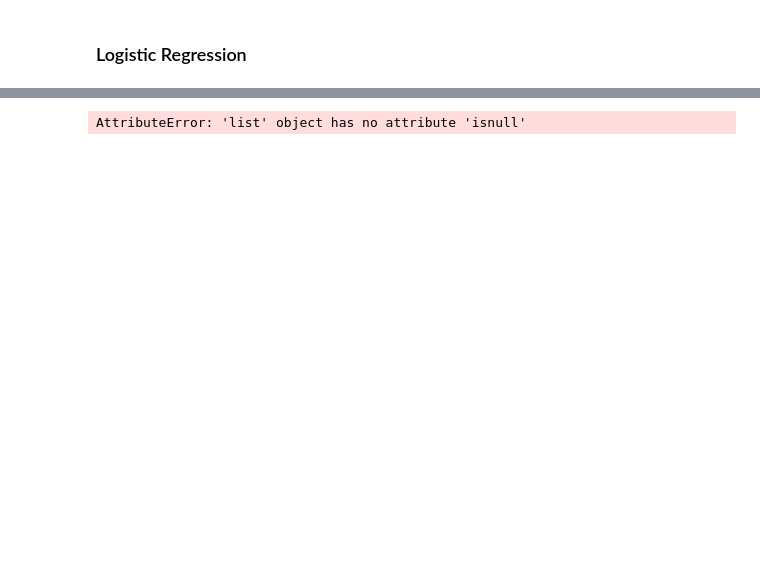
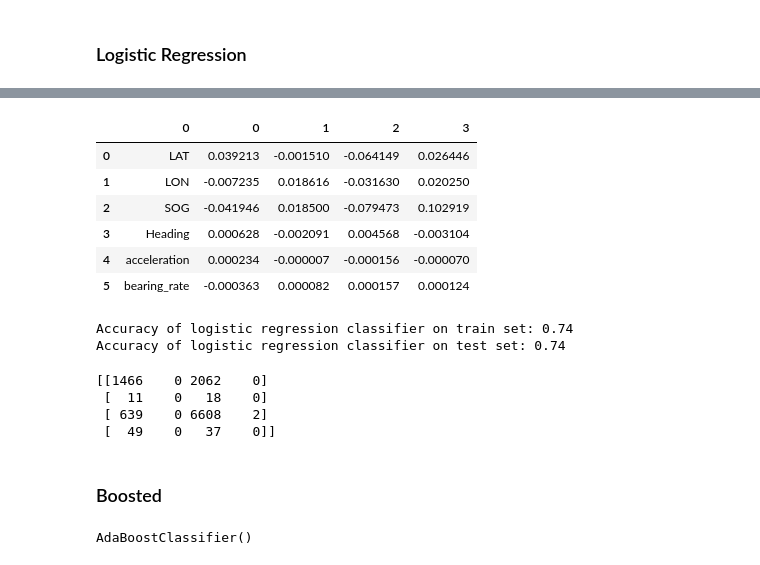
Before and after one commit to bevvvvv/vessel-classification, a Jupyter notebook: VesselClassification.ipynb, the cells around one changed output, grey strips where cells are left out. Saved outputs shown, nothing was run; the diff lists cells and outputs as text; code cells hidden in the pictures; blank space fills up the shorter version.

```diff
--- a/VesselClassification.ipynb
+++ b/VesselClassification.ipynb
@@ -368,4 +394,29 @@ ValueError: Input contains NaN, infinity or a value too large for dtype('float64
-# %%
-Y_train.isnull().sum().sum()
-# %% [output]
-AttributeError: 'list' object has no attribute 'isnull'
+# %%
+coefficients = pd.concat([pd.DataFrame(X_train.columns),pd.DataFrame(np.transpose(logreg.coef_))], axis = 1)
+coefficients
+# %% [output]
+|  | 0 | 0 | 1 | 2 | 3 |
+| 0 | LAT | 0.039213 | -0.001510 | -0.064149 | 0.026446 |
+| 1 | LON | -0.007235 | 0.018616 | -0.031630 | 0.020250 |
+| 2 | SOG | -0.041946 | 0.018500 | -0.079473 | 0.102919 |
+| 3 | Heading | 0.000628 | -0.002091 | 0.004568 | -0.003104 |
+| 4 | acceleration | 0.000234 | -0.000007 | -0.000156 | -0.000070 |
+| 5 | bearing_rate | -0.000363 | 0.000082 | 0.000157 | 0.000124 |
+# %%
+print('Accuracy of logistic regression classifier on train set: {:.2f}'.format(logreg.score(X_train, Y_train)))
+print('Accuracy of logistic regression classifier on test set: {:.2f}'.format(logreg.score(X_test, Y_test)))
+# %% [output]
+Accuracy of logistic regression classifier on train set: 0.74
+Accuracy of logistic regression classifier on test set: 0.74
+# %%
+from sklearn.metrics import confusion_matrix
+Y_pred = logreg.predict(X_test)
+confusion_matrix = confusion_matrix(Y_test, Y_pred)
+print(confusion_matrix)
+# %% [output]
+[[1466    0 2062    0]
+ [  11    0   18    0]
+ [ 639    0 6608    2]
+ [  49    0   37    0]]
+# %% [markdown]
+### Boosted
@@ -371,0 +425,5 @@ AttributeError: 'list' object has no attribute 'isnull'
+# %%
+ada = AdaBoostClassifier()
+ada.fit(X_train, Y_train)
+# %% [output]
+AdaBoostClassifier()
```
Also changed, not shown: parts of 14 cells of this notebook, 1 other file.
